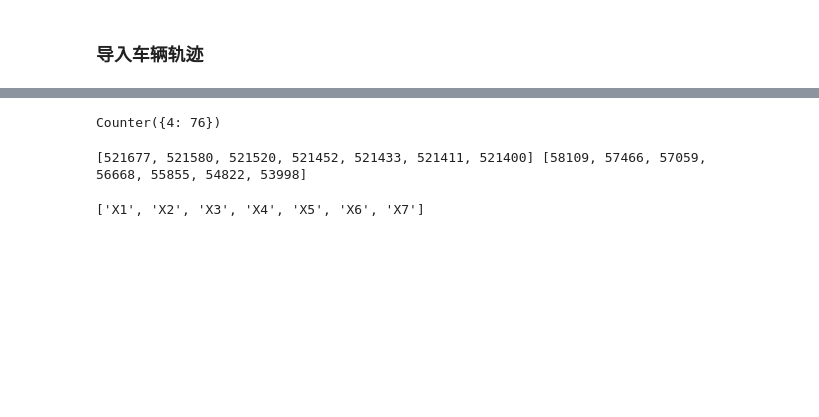
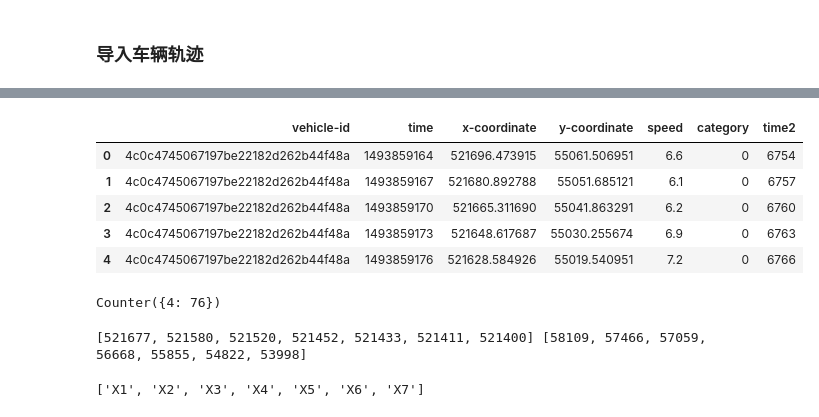
Before and after one commit to makelove/Didi_DI-TECH_3th_smart_traffic_light_Competition, a Jupyter notebook: py/车辆轨迹,经过哪些路口.ipynb, the cells around one changed output, grey strips where cells are left out. Drawn from its saved outputs; the diff is of its cells as text; code cells hidden in the pictures; blank space fills up the shorter version.

```diff
--- a/py/车辆轨迹,经过哪些路口.ipynb
+++ b/py/车辆轨迹,经过哪些路口.ipynb
@@ -30,3 +44,16 @@ df2.head()
+# %%
+df21=df[df['vehicle-id']=='4c0c4745067197be22182d262b44f48a']
+df22=df[df['vehicle-id']=='aa7c4004477b1e8147166e93aaa6ab0a']
+df23=df[df['vehicle-id']=='f3bc6bd1462edd25f7ae844143e8f65d']
+df24=df21.append(df22).append(df23)
+df24.head()
+# %% [output]
+|  | vehicle-id | time | x-coordinate | y-coordinate | speed | category | time2 |
+| 0 | 4c0c4745067197be22182d262b44f48a | 1493859164 | 521696.473915 | 55061.506951 | 6.6 | 0 | 6754 |
+| 1 | 4c0c4745067197be22182d262b44f48a | 1493859167 | 521680.892788 | 55051.685121 | 6.1 | 0 | 6757 |
+| 2 | 4c0c4745067197be22182d262b44f48a | 1493859170 | 521665.311690 | 55041.863291 | 6.2 | 0 | 6760 |
+| 3 | 4c0c4745067197be22182d262b44f48a | 1493859173 | 521648.617687 | 55030.255674 | 6.9 | 0 | 6763 |
+| 4 | 4c0c4745067197be22182d262b44f48a | 1493859176 | 521628.584926 | 55019.540951 | 7.2 | 0 | 6766 |
 # %%
 def time_to_hour(x):
     dt=datetime.fromtimestamp(x)
```
Also changed, not shown: parts of 8 cells of this notebook, 6 other files.
